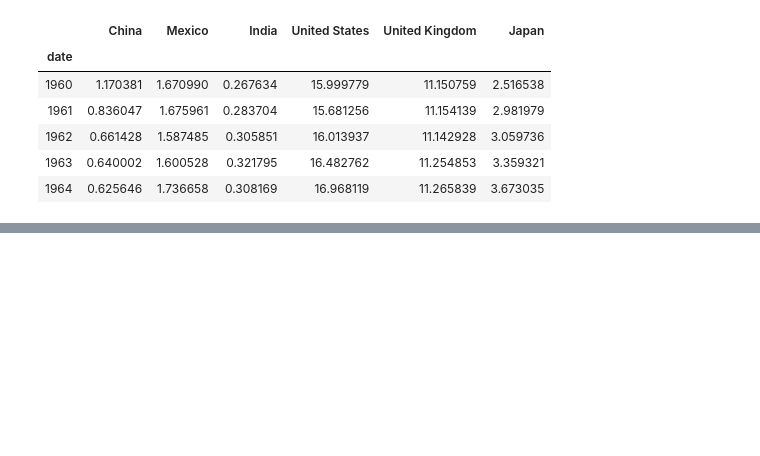
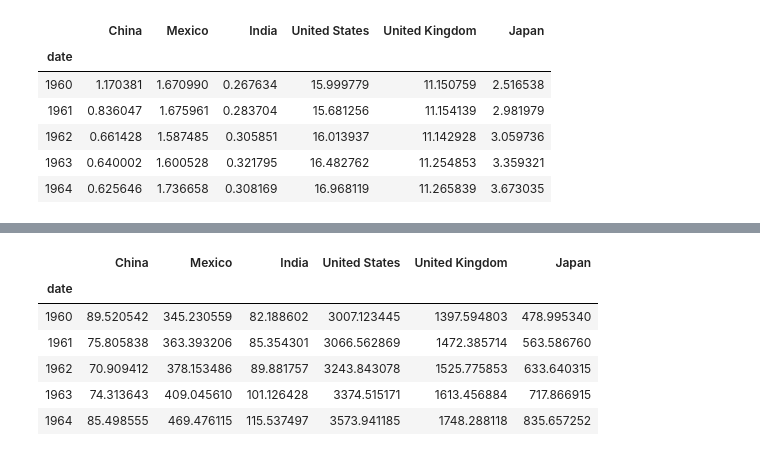
Before and after one commit to robertcox324/5horsemenoftheapocalypse, a Jupyter notebook: gdp_co2_correlation.ipynb, the cells around one changed output, grey strips where cells are left out. Saved outputs shown, nothing was run; the diff lists cells and outputs as text; code cells hidden in the pictures; blank space fills up the shorter version.

```diff
--- a/gdp_co2_correlation.ipynb
+++ b/gdp_co2_correlation.ipynb
@@ -176,0 +290,21 @@ plt.legend(bbox_to_anchor=(1.05, 1), loc='upper left', borderaxespad=0.)
+# %%
+#merge DataFrames for the gdp data
+gdp_country_df = pd.merge(gdp_chn_df,gdp_mex_df, on="date",how="outer")
+
+gdp_country_df = pd.merge(gdp_country_df,gdp_ind_df, on="date",how="outer")
+
+gdp_country_df = pd.merge(gdp_country_df,gdp_usa_df, on="date",how="outer")
+
+gdp_country_df = pd.merge(gdp_country_df,gdp_gpb_df, on="date",how="outer")
+
+gdp_country_df = pd.merge(gdp_country_df,gdp_jpn_df, on="date",how="outer")
+
+gdp_country_df.head()
+# %% [output]
+|  | China | Mexico | India | United States | United Kingdom | Japan |
+| date |  |  |  |  |  |  |
+| 1960 | 89.520542 | 345.230559 | 82.188602 | 3007.123445 | 1397.594803 | 478.995340 |
+| 1961 | 75.805838 | 363.393206 | 85.354301 | 3066.562869 | 1472.385714 | 563.586760 |
+| 1962 | 70.909412 | 378.153486 | 89.881757 | 3243.843078 | 1525.775853 | 633.640315 |
+| 1963 | 74.313643 | 409.045610 | 101.126428 | 3374.515171 | 1613.456884 | 717.866915 |
+| 1964 | 85.498555 | 469.476115 | 115.537497 | 3573.941185 | 1748.288118 | 835.657252 |
```
Also changed, not shown: parts of 10 cells of this notebook.
